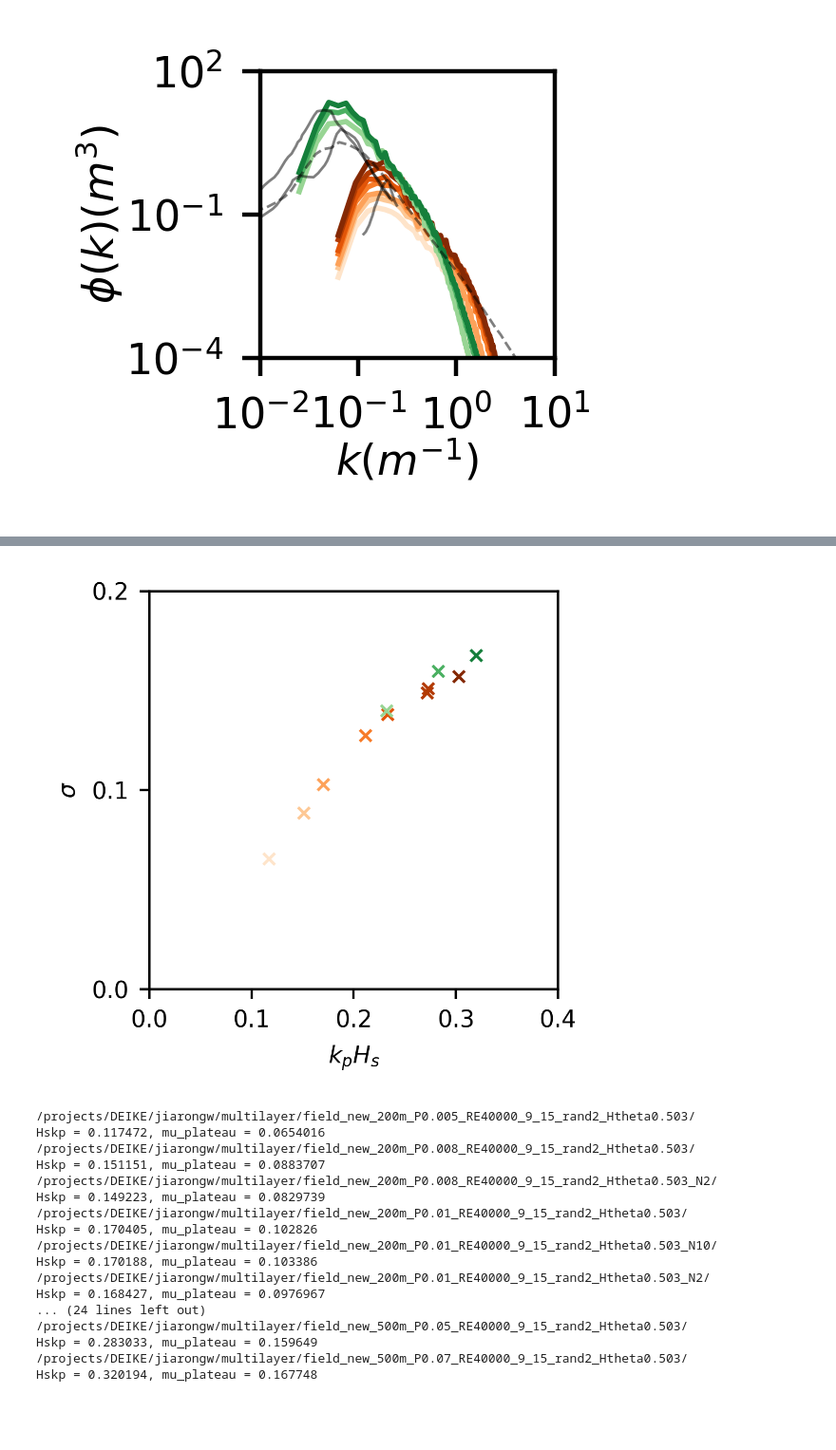
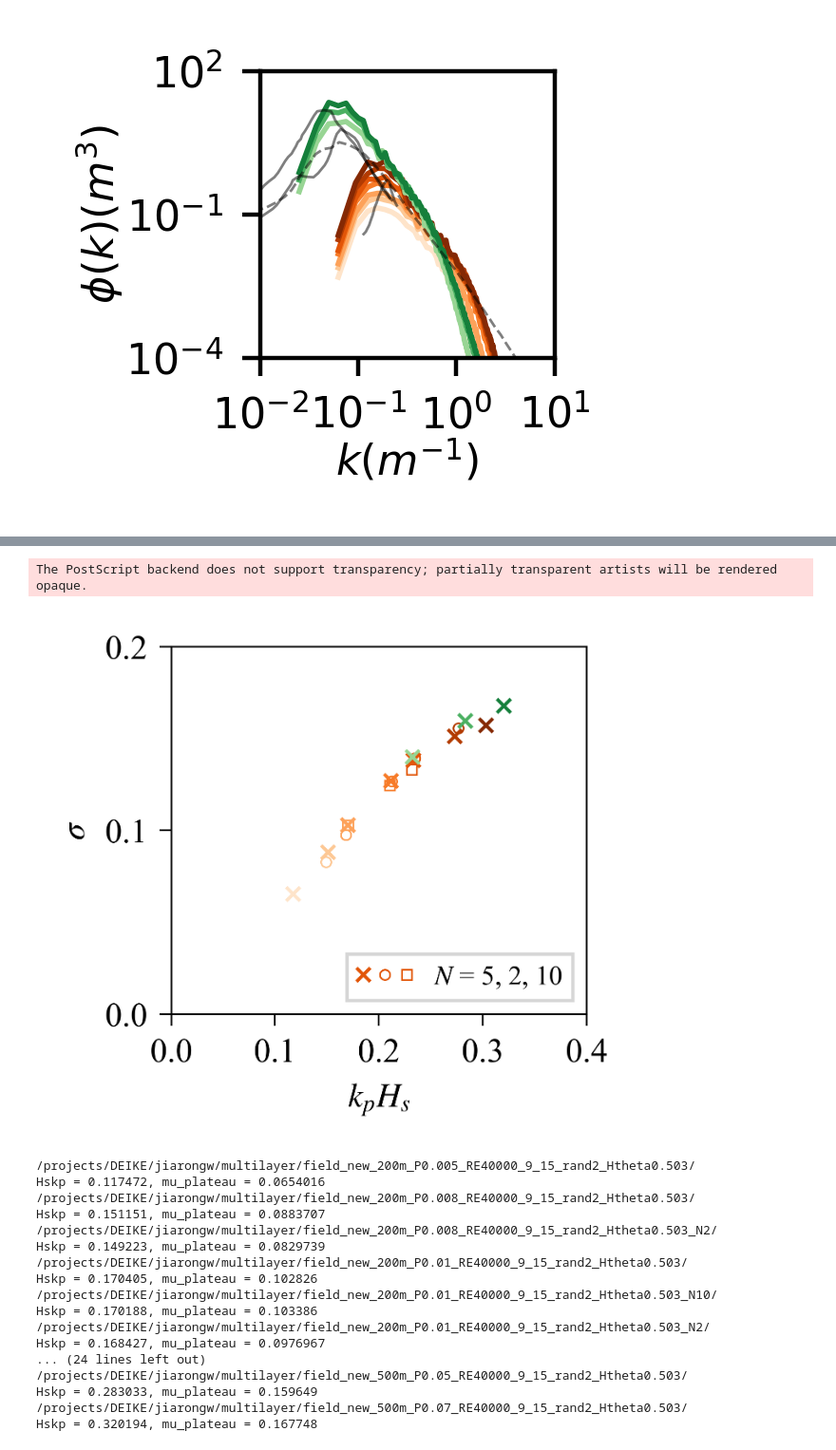
Before and after one commit to DeikeLab/jiarongw-postprocessing, a Jupyter notebook: jupyter_notebook/project_specific/multilayer/Stats.ipynb, the cells around one changed output, grey strips where cells are left out. Shown: that part at 95% size. Cells and saved outputs as stored; diff of their text form; code cells hidden in the pictures; blank space fills up the shorter version.

```diff
--- a/jupyter_notebook/project_specific/multilayer/Stats.ipynb
+++ b/jupyter_notebook/project_specific/multilayer/Stats.ipynb
@@ -620,25 +637,43 @@ fig.savefig('figures_vector/spectrum_nondim_withinset.eps', bbox_inches='tight',
-# %%
-""" Is Hskp and MSS correlated? """
-fig = plt.figure(figsize=[2.5,2.5]); ax = plt.gca()
-
-""" Sieve out the different slope limiter cases """
-for config in (config_set):
-    for case in config.cases:
-        case.SLOPE = True
-
-config2_3.cases[2].SLOPE = False # different slope limiter
-
-for config in (config_set):
-    for case in config.cases:
-        if (case.NL == 15) and (case.LEVEL == 9) and (case.Npower == 5) and (case.SLOPE) and (case.rand != 0) and (case.rand != 1):
-#         if (case.NL == 15) and (case.LEVEL == 9) and (case.SLOPE) and (case.rand != 0) and (case.rand != 1):
-            plt.plot(case.Hskp, case.mu_plateau, 'x', c=config.cc, markersize=4)
-plt.xlim([0.,0.4]); plt.xticks(np.array([0, 0.1,0.2,0.3,0.4]))
-plt.ylim([0.,0.2]); plt.yticks(np.array([0., 0.1, 0.2]))
-plt.xlabel(r'$k_pH_s$'); plt.ylabel(r'$\sigma$')
-fig.savefig('figures_vector/correlation.eps', bbox_inches='tight', pad_inche=0.2)
-# %% [output]
-[figure, removed]
+# %%
+""" Is Hskp and MSS correlated? """
+from matplotlib.legend_handler import HandlerTuple
+fig = plt.figure(figsize=[2.2,2]); ax = plt.gca()
+
+""" Sieve out the different slope limiter cases """
+for config in (config_set):
+    for case in config.cases:
+        case.SLOPE = True
+
+config2_3.cases[2].SLOPE = False # different slope limiter
+
+for (i,config) in enumerate(config_set):
+    if i == 4:
+        for (j,case) in enumerate(config.cases):
+            if (case.NL == 15) and (case.LEVEL == 9) and (case.Npower == 2) and (case.SLOPE) and (case.rand != 0) and (case.rand != 1):
+                d2, = plt.plot(case.Hskp, case.mu_plateau, 'o', c=config.cc, markersize=3, markerfacecolor='None', markeredgewidth=0.5, label = r'$N=2$')
+            if (case.NL == 15) and (case.LEVEL == 9) and (case.Npower == 5) and (case.SLOPE) and (case.rand != 0) and (case.rand != 1) and (j == 0):
+#             if (case.NL == 15) and (case.LEVEL == 9) and (case.SLOPE) and (case.rand != 0) and (case.rand != 1):
+                d1, = plt.plot(case.Hskp, case.mu_plateau, 'x', c=config.cc, markersize=4,  markeredgewidth=1, label = r'$N=5$')
+            if (case.NL == 15) and (case.LEVEL == 9) and (case.Npower == 10) and (case.SLOPE) and (case.rand != 0) and (case.rand != 1):
+                d3, = plt.plot(case.Hskp, case.mu_plateau, 's', c=config.cc, markersize=3, markerfacecolor='None', markeredgewidth=0.5, label = r'$N=10$')
+    else:
+        for (j,case) in enumerate(config.cases):
+            if (case.NL == 15) and (case.LEVEL == 9) and (case.Npower == 5) and (case.SLOPE) and (case.rand != 0) and (case.rand != 1) and (j == 0):
+                plt.plot(case.Hskp, case.mu_plateau, 'x', c=config.cc, markersize=4,  markeredgewidth=1)
+            if (case.NL == 15) and (case.LEVEL == 9) and (case.Npower == 2) and (case.SLOPE) and (case.rand != 0) and (case.rand != 1):
+                plt.plot(case.Hskp, case.mu_plateau, 'o', c=config.cc, markersize=3, markerfacecolor='None', markeredgewidth=0.5)
+            if (case.NL == 15) and (case.LEVEL == 9) and (case.Npower == 10) and (case.SLOPE) and (case.rand != 0) and (case.rand != 1):
+                plt.plot(case.Hskp, case.mu_plateau, 's', c=config.cc, markersize=3, markerfacecolor='None', markeredgewidth=0.5)
+plt.xlim([0.,0.4]); plt.xticks(np.array([0, 0.1,0.2,0.3,0.4]))
+plt.ylim([0.,0.2]); plt.yticks(np.array([0., 0.1, 0.2]))
+plt.xlabel(r'$k_pH_s$'); plt.ylabel(r'$\sigma$')
+legend = plt.legend([(d1,d2,d3)], [r'$N$ = 5, 2, 10'], handler_map={tuple: HandlerTuple(ndivide=None)}, loc='lower right', fancybox=False, fontsize=8, handlelength=2)
+# fig.savefig('figures_vector/correlation.eps', bbox_inches='tight', pad_inche=0.2)
+fig.savefig('figures_jfm/correlation.eps', bbox_inches='tight', pad_inche=0.)
+fig.savefig('figures_jfm/correlation.pdf', bbox_inches='tight', pad_inche=0.)
+# %% [output]
+The PostScript backend does not support transparency; partially transparent artists will be rendered opaque.
+[figure, added]
 # %%
 for config in (config_set):
     for case in config.cases:
```
Also changed, not shown: parts of 20 cells of this notebook, 28 other files.
